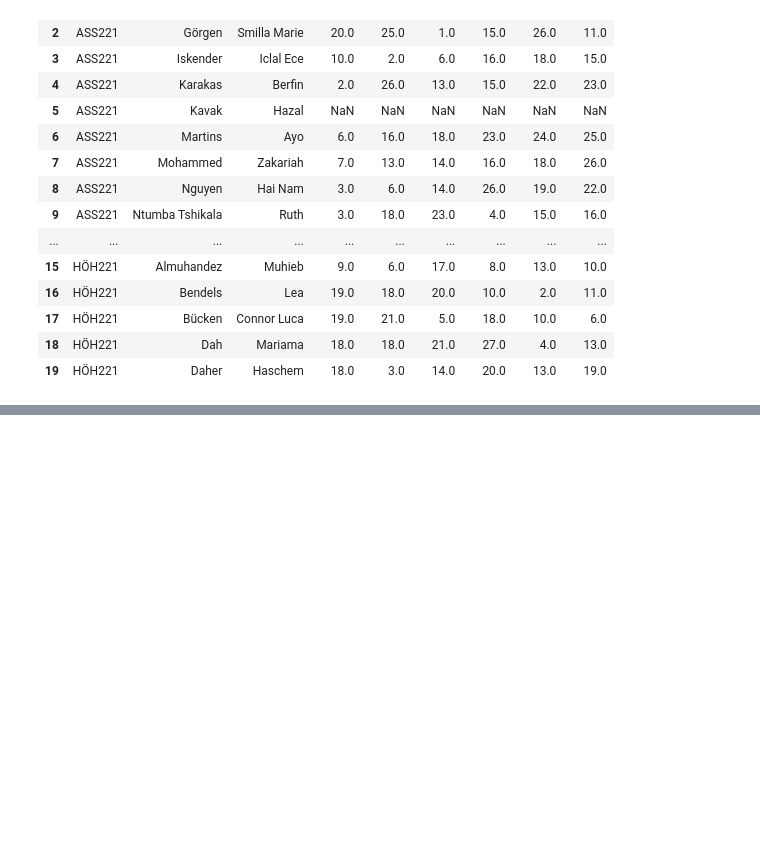
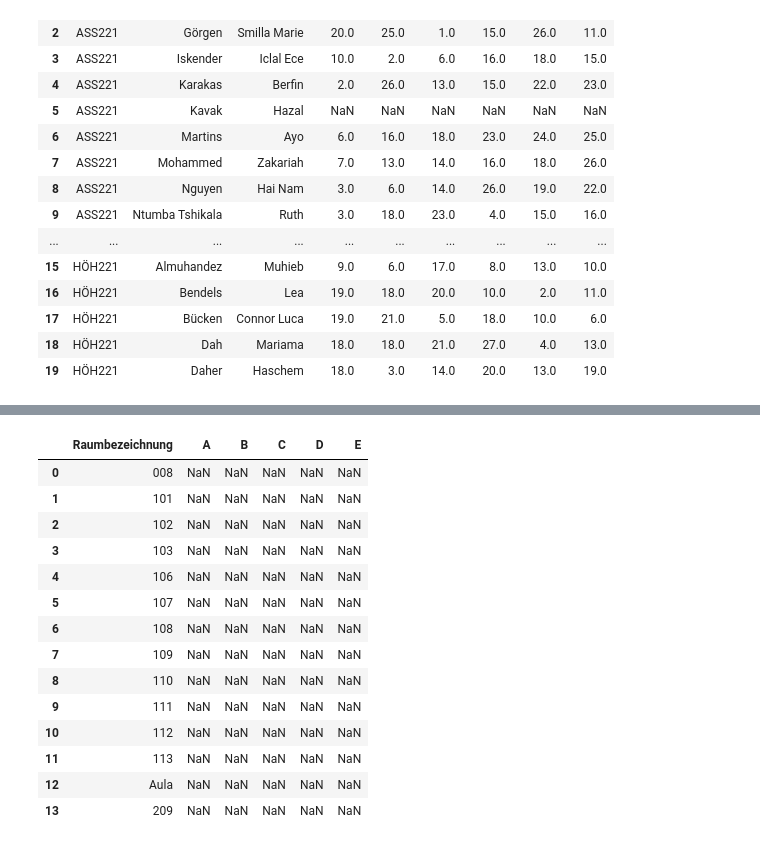
Before and after one commit to CarbonatErol69/DPA, a Jupyter notebook: GUI/data_test.ipynb, the cells around one changed output, grey strips where cells are left out. Saved outputs shown, nothing was run; the diff lists cells and outputs as text; code cells hidden in the pictures; blank space fills up the shorter version.

```diff
--- a/GUI/data_test.ipynb
+++ b/GUI/data_test.ipynb
@@ -85,0 +141,26 @@ memory usage: 236.0+ bytes
+# %%
+df_raum
+
+df_slots = pd.DataFrame(columns=['A', 'B', 'C', 'D', 'E'])
+
+
+
+df_timetable = pd.concat([df_raum, df_slots[['A', 'B', 'C', 'D', 'E']]], axis=1)
+
+df_timetable
+# %% [output]
+|  | Raumbezeichnung | A | B | C | D | E |
+| 0 | 008 | NaN | NaN | NaN | NaN | NaN |
+| 1 | 101 | NaN | NaN | NaN | NaN | NaN |
+| 2 | 102 | NaN | NaN | NaN | NaN | NaN |
+| 3 | 103 | NaN | NaN | NaN | NaN | NaN |
+| 4 | 106 | NaN | NaN | NaN | NaN | NaN |
+| 5 | 107 | NaN | NaN | NaN | NaN | NaN |
+| 6 | 108 | NaN | NaN | NaN | NaN | NaN |
+| 7 | 109 | NaN | NaN | NaN | NaN | NaN |
+| 8 | 110 | NaN | NaN | NaN | NaN | NaN |
+| 9 | 111 | NaN | NaN | NaN | NaN | NaN |
+| 10 | 112 | NaN | NaN | NaN | NaN | NaN |
+| 11 | 113 | NaN | NaN | NaN | NaN | NaN |
+| 12 | Aula | NaN | NaN | NaN | NaN | NaN |
+| 13 | 209 | NaN | NaN | NaN | NaN | NaN |
```
Also changed, not shown: parts of 10 cells of this notebook, 3 other files.
